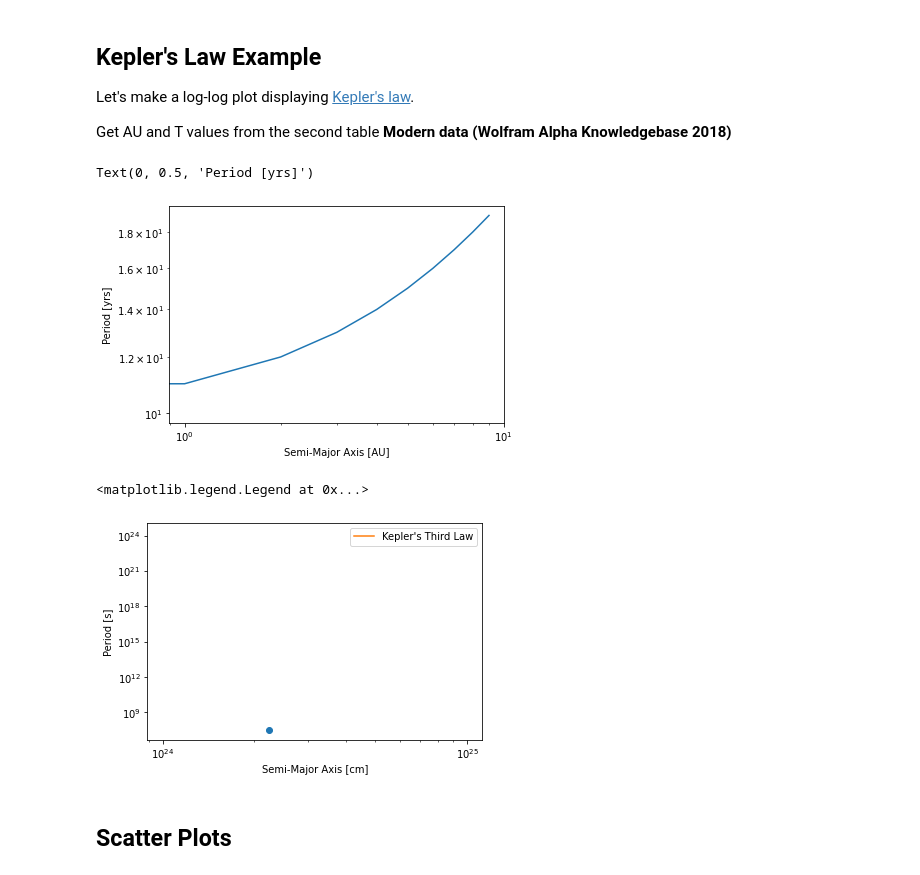
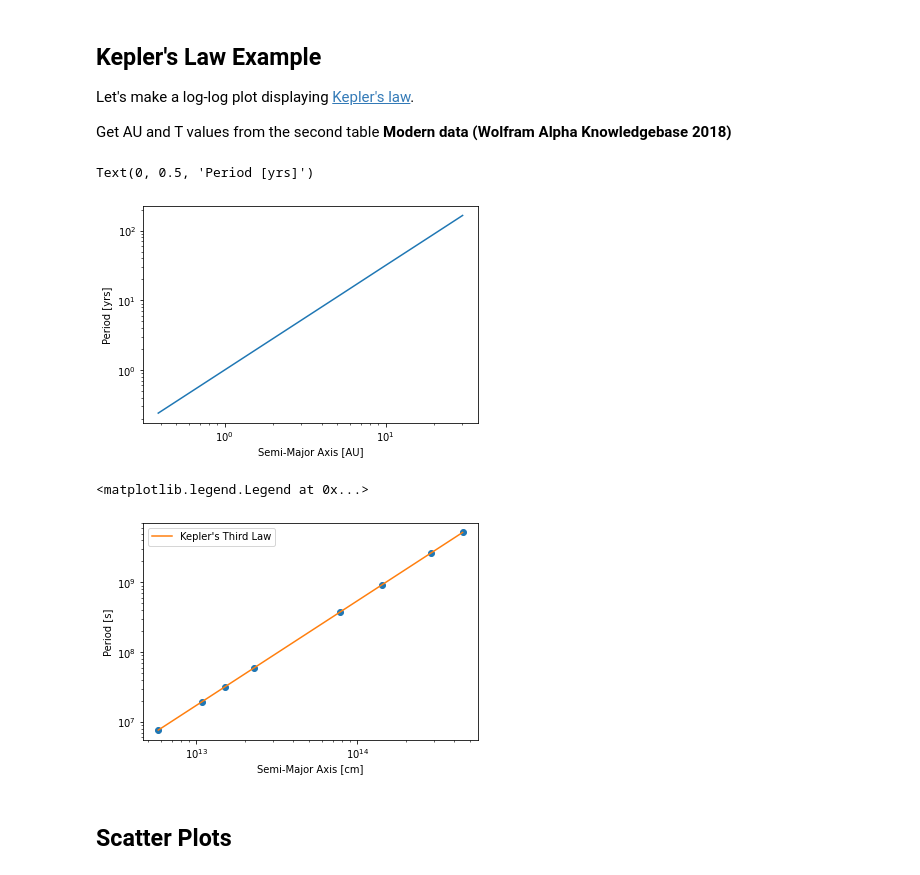
Before and after one commit to blaketjohnson/Astro3190_BJohnson, a Jupyter notebook: lessons/06-plotting_Lastname.ipynb, the cells around one changed output. Drawn from its saved outputs; the diff is of its cells as text; code cells hidden in the pictures.

```diff
--- a/lessons/06-plotting_Lastname.ipynb
+++ b/lessons/06-plotting_Lastname.ipynb
@@ -144,21 +164,23 @@ Let's make a log-log plot displaying [Kepler's law](https://en.wikipedia.org/wik
 Get AU and T values from the second table **Modern data (Wolfram Alpha Knowledgebase 2018)**
 # %%
 # Semimajor-axis in units of AU:
-a_AU = 1.4959787066e11
+AU_List = [0.38710,0.72333,1,1.52366,5.20336,9.53707,19.1913,30.0690]
+a_AU = np.array(AU_List)
 
 # Orbital period in units of years
-T_yr = 1
+T_List = [87.9693/365,224.7008/365,365.2564/365,686.9796/365,4332.8201/365,10775.599/365,30687.153/365,60190.03/365]
+T_yr = np.array(T_List)
 
 # Set some constants
 G    = 6.67e-8
 Msun = 1.99e+33
 
-plt.loglog(x,y) #put in arguments here!
+plt.loglog(a_AU,T_yr) #put in arguments here!
 plt.xlabel('Semi-Major Axis [AU]')
 plt.ylabel('Period [yrs]')
 # %% [output]
 Text(0, 0.5, 'Period [yrs]')
-[figure, old version]
+[figure, new version]
 # %%
 # now plot a function over the data
 # as you work more in python you will learn how to actually fit models to your data
@@ -178,7 +200,7 @@ plt.ylabel('Period [s]')
 plt.legend()
 # %% [output]
 <matplotlib.legend.Legend at 0x...>
-[figure, old version]
+[figure, new version]
 # %% [markdown]
 ## Scatter Plots
 # %%
```
Also changed, not shown: parts of 4 cells of this notebook, 1 other file.
